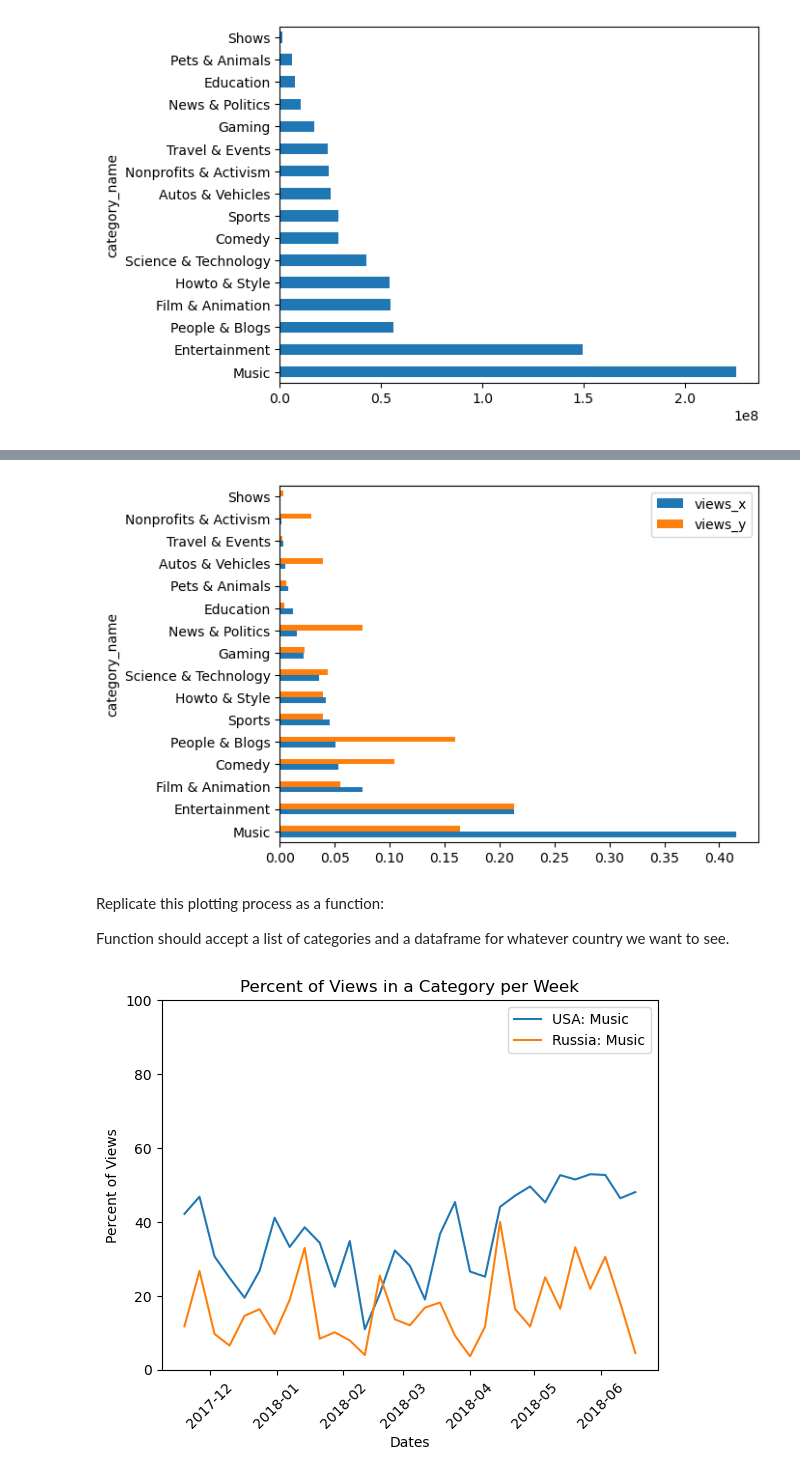
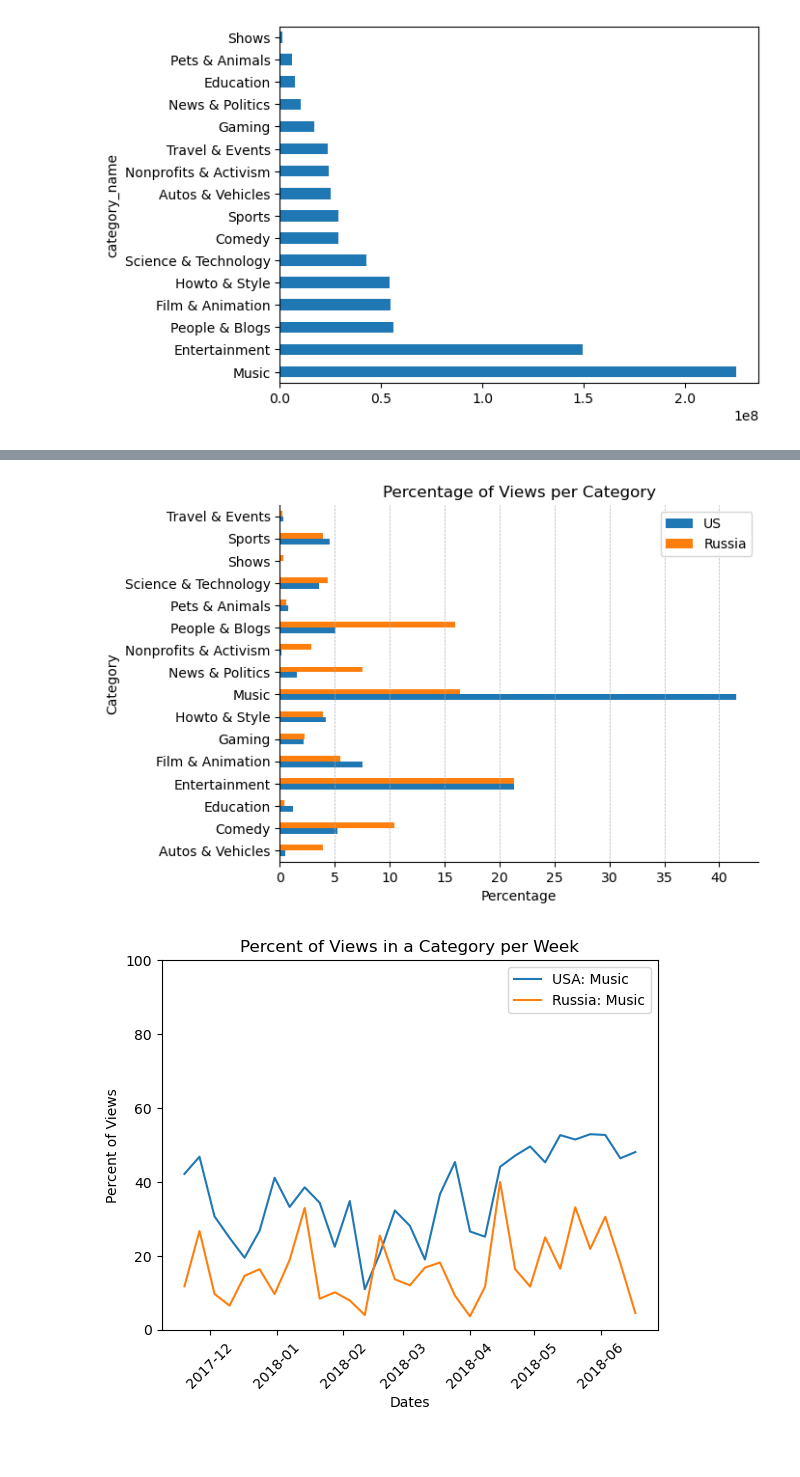
Before and after one commit to JosephTylerSeay/Pandas-EDA-Case-Study, a Jupyter notebook: project.ipynb, the cells around one changed output, grey strips where cells are left out. Cells and saved outputs as stored; diff of their text form; code cells hidden in the pictures; blank space fills up the shorter version.

```diff
--- a/project.ipynb
+++ b/project.ipynb
@@ -39,6 +39,18 @@ def plot_categories(df, category, country, aggregation='mean'):
         df = df.reset_index()
         ax = plt.plot(df["trending_date"], df["views"], label=f'{country}: {category}')
         return ax
+def get_category_view_median(df):
+    return df.groupby("category_name")["views"].median().sort_values(ascending = False)
+
+def get_view_percentage(df):
+     return (df.groupby("category_name")["views"].sum() / df['views'].sum() * 100).round(2)
+
+
+
+
+
+
+
 
 #print(fetch_tag("43"))
 # %% [markdown]
@@ -75,17 +123,17 @@ most_viewed_in_each_category.plot(kind="barh")
-# %%
-# Fix these to show percentages of total views
-
-us_cat_view_median = ((us_df_reduced.groupby("category_name")["views"].sum())/(us_df_reduced["views"].sum())).sort_values(ascending=False)
-ru_cat_view_median = ((ru_df_reduced.groupby("category_name")["views"].sum())/(ru_df_reduced["views"].sum())).sort_values(ascending=False)
-pd.merge(us_cat_view_median, ru_cat_view_median, on="category_name").plot(kind="barh")
-
-plt.show()
-# %% [output]
-[figure, removed]
-# %% [markdown]
-Replicate this plotting process as a function:
-
-Function should accept a list of categories and a dataframe for whatever country we want to see.
+# %%
+us_cat_views = get_view_percentage(us_df_reduced)
+ru_cat_views = get_view_percentage(ru_df_reduced)
+ax = pd.merge(us_cat_views, ru_cat_views, on= "category_name").plot(kind="barh")
+ax.legend(labels=["US", "Russia"])
+ax.grid(axis = "x", linestyle = "--", linewidth = .5)
+ax.set_title("Percentage of Views per Category")
+ax.set_ylabel("Category")
+ax.set_xlabel("Percentage")
+ax.spines[["top", "right"]].set_visible(False)
+
+plt.show()
+# %% [output]
+[figure, added]
 # %%
 cat_dict = {'USA': [["Music"], us_df_reduced],
             'Russia': [["Music"], ru_df_reduced]}
```
Also changed, not shown: parts of 3 cells of this notebook.
